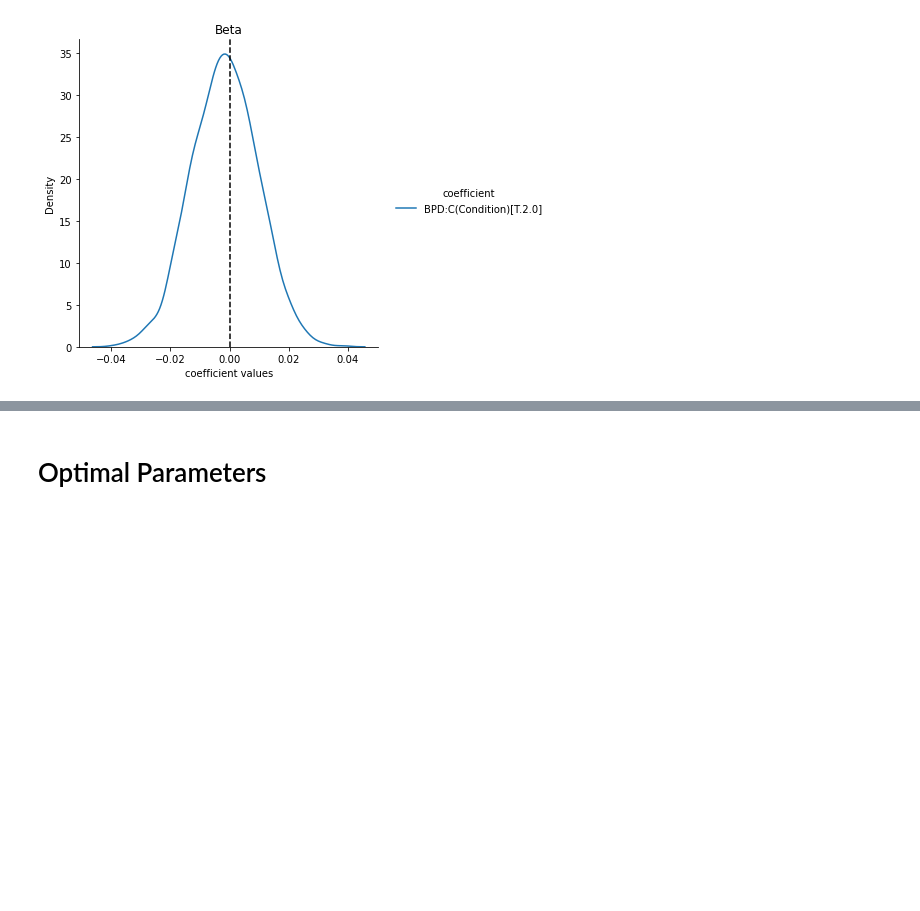
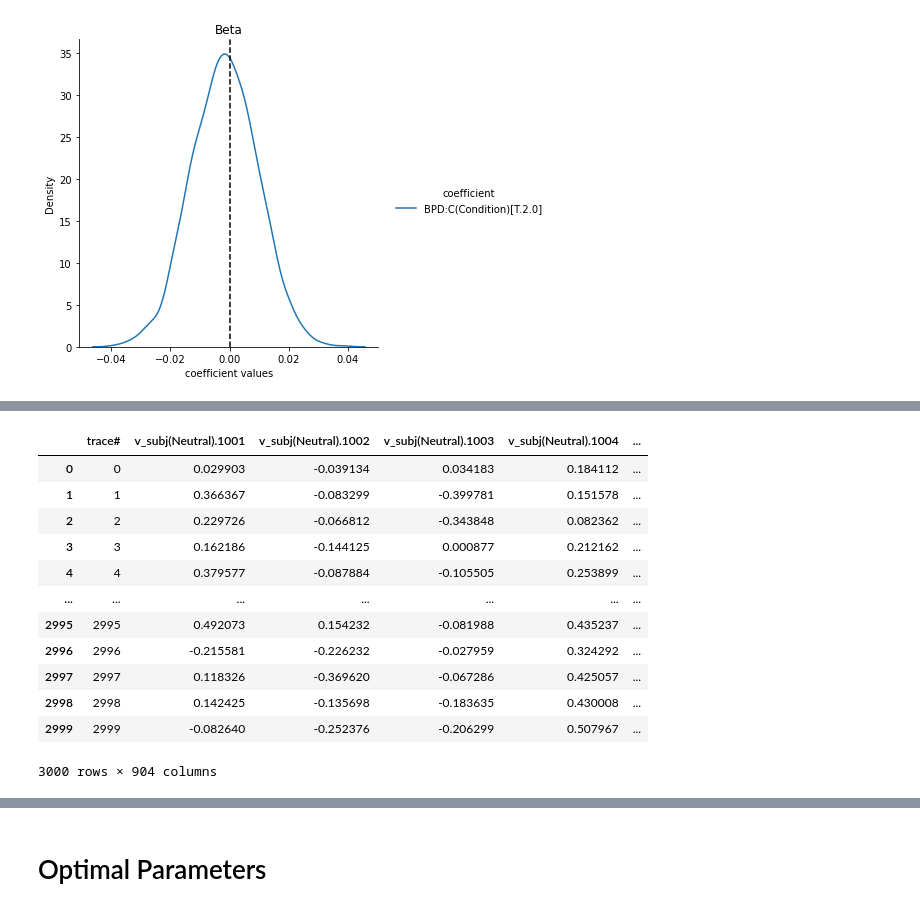
Before and after one commit to tejas-savalia/BPD, a Jupyter notebook: bpd_analyses.ipynb, the cells around one changed output, grey strips where cells are left out. Drawn from its saved outputs; the diff is of its cells as text; code cells hidden in the pictures; blank space fills up the shorter version.

```diff
--- a/bpd_analyses.ipynb
+++ b/bpd_analyses.ipynb
@@ -407,0 +434,16 @@ sns.displot(alpha_g_melt, kind = 'kde', hue = 'coefficient', x = 'value')
+# %%
+traces
+# %% [output]
+|  | trace# | v_subj(Neutral).1001 | v_subj(Neutral).1002 | v_subj(Neutral).1003 | v_subj(Neutral).1004 | ... |
+| 0 | 0 | 0.029903 | -0.039134 | 0.034183 | 0.184112 | ... |
+| 1 | 1 | 0.366367 | -0.083299 | -0.399781 | 0.151578 | ... |
+| 2 | 2 | 0.229726 | -0.066812 | -0.343848 | 0.082362 | ... |
+| 3 | 3 | 0.162186 | -0.144125 | 0.000877 | 0.212162 | ... |
+| 4 | 4 | 0.379577 | -0.087884 | -0.105505 | 0.253899 | ... |
+| ... | ... | ... | ... | ... | ... | ... |
+| 2995 | 2995 | 0.492073 | 0.154232 | -0.081988 | 0.435237 | ... |
+| 2996 | 2996 | -0.215581 | -0.226232 | -0.027959 | 0.324292 | ... |
+| 2997 | 2997 | 0.118326 | -0.369620 | -0.067286 | 0.425057 | ... |
+| 2998 | 2998 | 0.142425 | -0.135698 | -0.183635 | 0.430008 | ... |
+| 2999 | 2999 | -0.082640 | -0.252376 | -0.206299 | 0.507967 | ... |
+3000 rows × 904 columns
```
Also changed, not shown: parts of 14 cells of this notebook, 4 other files.
